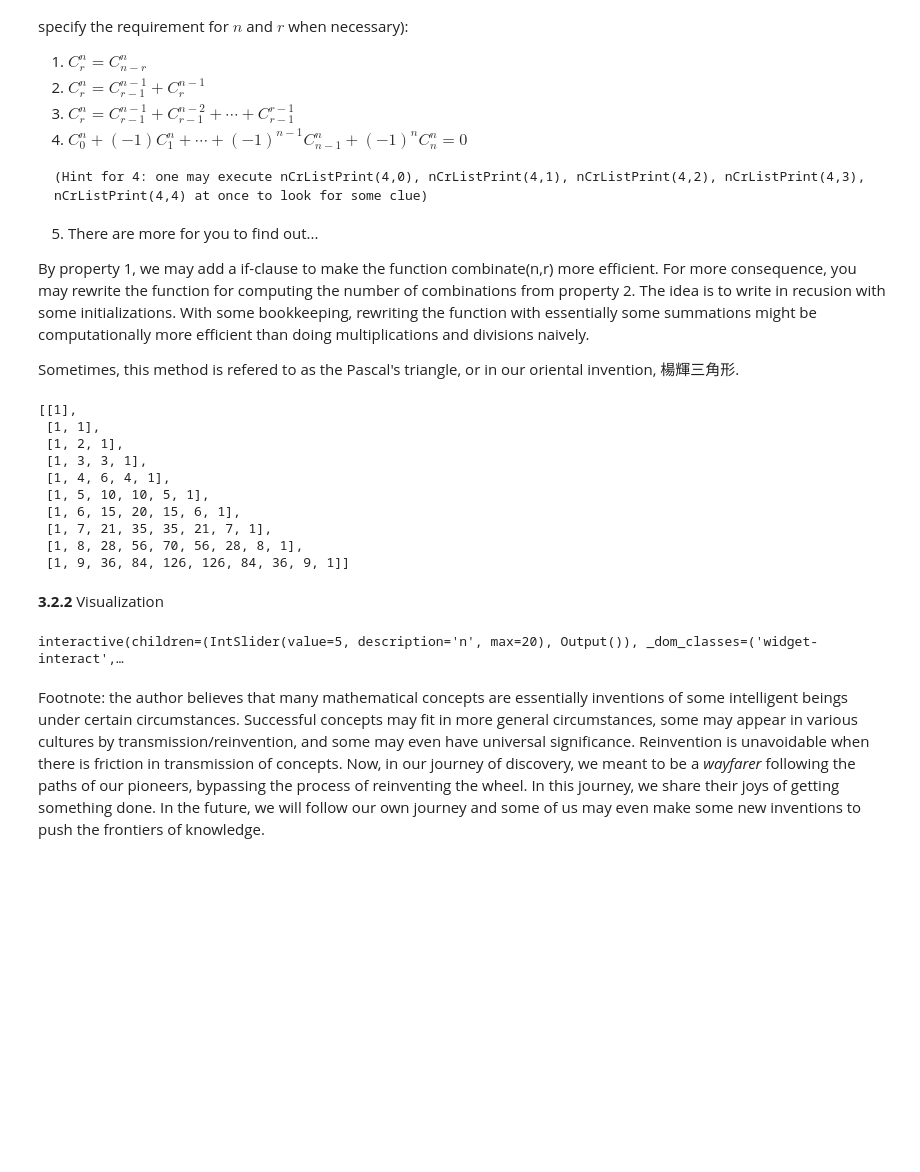
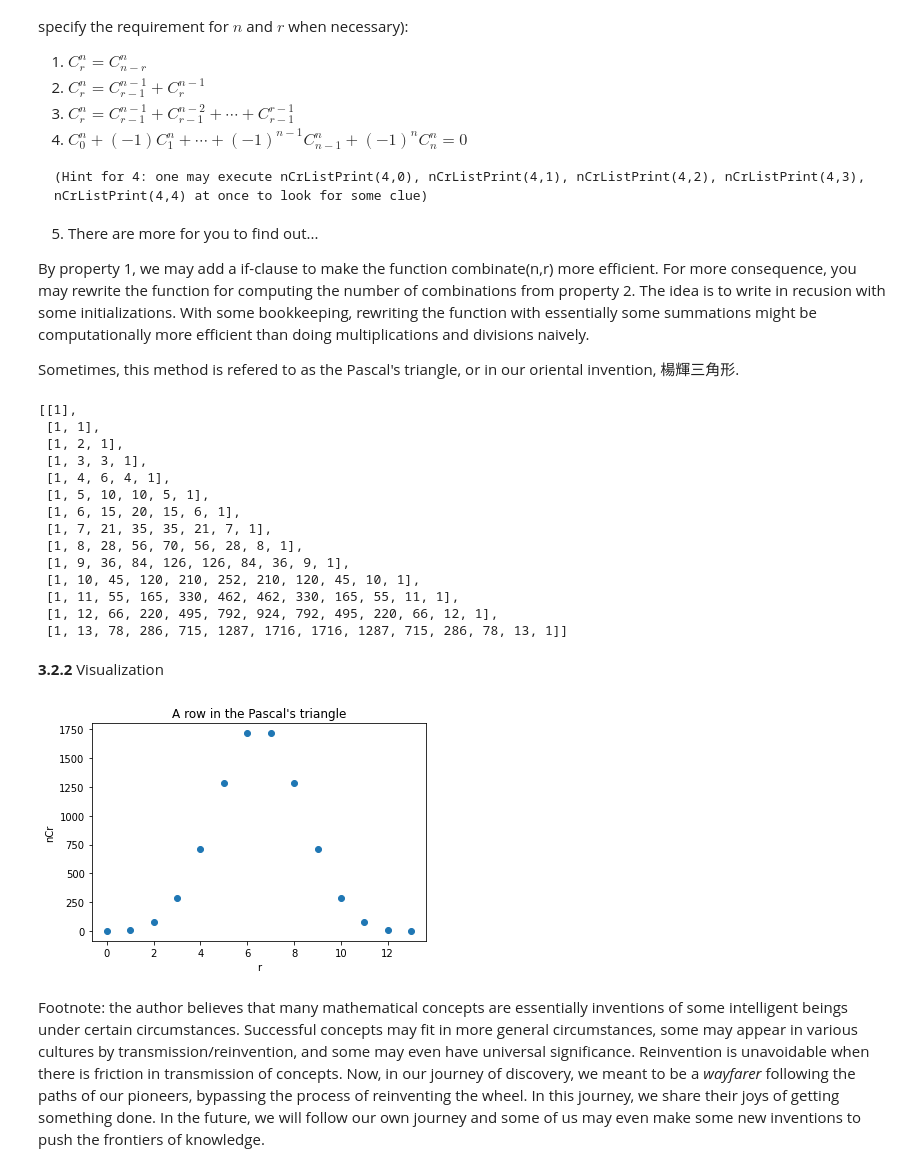
Before and after one commit to EssenceBL/NextGenCurriculumDemonstration, a Jupyter notebook: DemonstrationGamma.ipynb, the cells around one changed output. Cells and saved outputs as stored; diff of their text form; code cells hidden in the pictures; blank space fills up the shorter version.

Commit message:
Update widgets

```diff
--- a/DemonstrationGamma.ipynb
+++ b/DemonstrationGamma.ipynb
@@ -160,10 +160,10 @@ Sometimes, this method is refered to as the Pascal's triangle, or in our orienta
 #for the time being, we are a bit lazy and would abuse some previous code to draw the Pascal's triangle, so make sure you run the previos code cell
 #the proper way of doing so is to rewrite in a more efficient way, which is left as an exercise...
 #now let's declare the size, please assign a small natural number n<20
-n = 25
+n = 21
 expansion(n)
 PascalTriangle = [[len(item) for item in nCrList] for nCrList in nCrTriangle]
-PascalTriangle[:10]
+PascalTriangle[:14]
 # %% [output]
 [[1],
  [1, 1],
@@ -174,29 +174,26 @@ PascalTriangle[:10]
  [1, 6, 15, 20, 15, 6, 1],
  [1, 7, 21, 35, 35, 21, 7, 1],
  [1, 8, 28, 56, 70, 56, 28, 8, 1],
- [1, 9, 36, 84, 126, 126, 84, 36, 9, 1]]
+ [1, 9, 36, 84, 126, 126, 84, 36, 9, 1],
+ [1, 10, 45, 120, 210, 252, 210, 120, 45, 10, 1],
+ [1, 11, 55, 165, 330, 462, 462, 330, 165, 55, 11, 1],
+ [1, 12, 66, 220, 495, 792, 924, 792, 495, 220, 66, 12, 1],
+ [1, 13, 78, 286, 715, 1287, 1716, 1716, 1287, 715, 286, 78, 13, 1]]
 # %% [markdown]
 **3.2.2** Visualization
 # %%
 #@title Hands-on plotting of each row: select row with slider and click run
-from IPython.display import display
-import ipywidgets as widgets
 import matplotlib.pyplot as plt
 
-def plot(n):
-  try:
-    support = [i for i in range(n+1)]
-    plt.scatter(support, PascalTriangle[n])
-    plt.title("A row in the Pascal's triangle")
-    plt.ylabel("nCr")
-    plt.xlabel("r")
-    plt.show()
-  except Exception as e:
-    print(f"Error: {str(e)}")
-
-widgets.interactive(plot, n=widgets.IntSlider(min=0, max=20, step=1, value=5))
+n = 13 #@param{type:"slider", max:"20", min:"0", size:"1"}
+support = [i for i in range(n+1)]
+plt.scatter(support, PascalTriangle[n])
+plt.title("A row in the Pascal's triangle")
+plt.ylabel("nCr")
+plt.xlabel("r")
+plt.show()
 # %% [output]
-interactive(children=(IntSlider(value=5, description='n', max=20), Output()), _dom_classes=('widget-interact',…
+[figure, added]
 # %% [markdown]
 Footnote: the author believes that many mathematical concepts are essentially inventions of some intelligent beings under certain circumstances. Successful concepts may fit in more general circumstances, some may appear in various cultures by transmission/reinvention, and some may even have universal significance. Reinvention is unavoidable when there is friction in transmission of concepts. Now, in our journey of discovery, we meant to be a *wayfarer* following the paths of our pioneers, bypassing the process of reinventing the wheel. In this journey, we share their joys of getting something done. In the future, we will follow our own journey and some of us may even make some new inventions to push the frontiers of knowledge.
 # %% [markdown]
```
Also changed, not shown: parts of 2 cells of this notebook.
